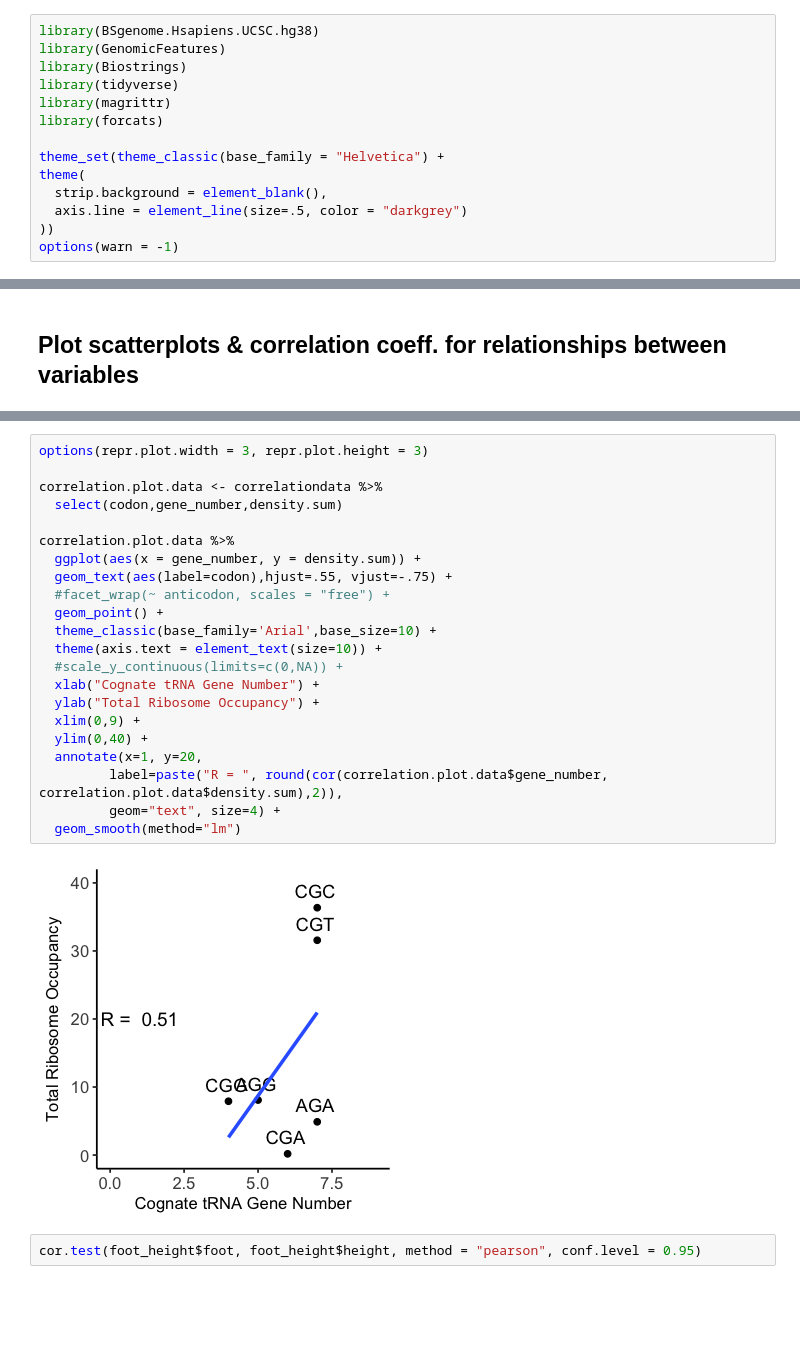
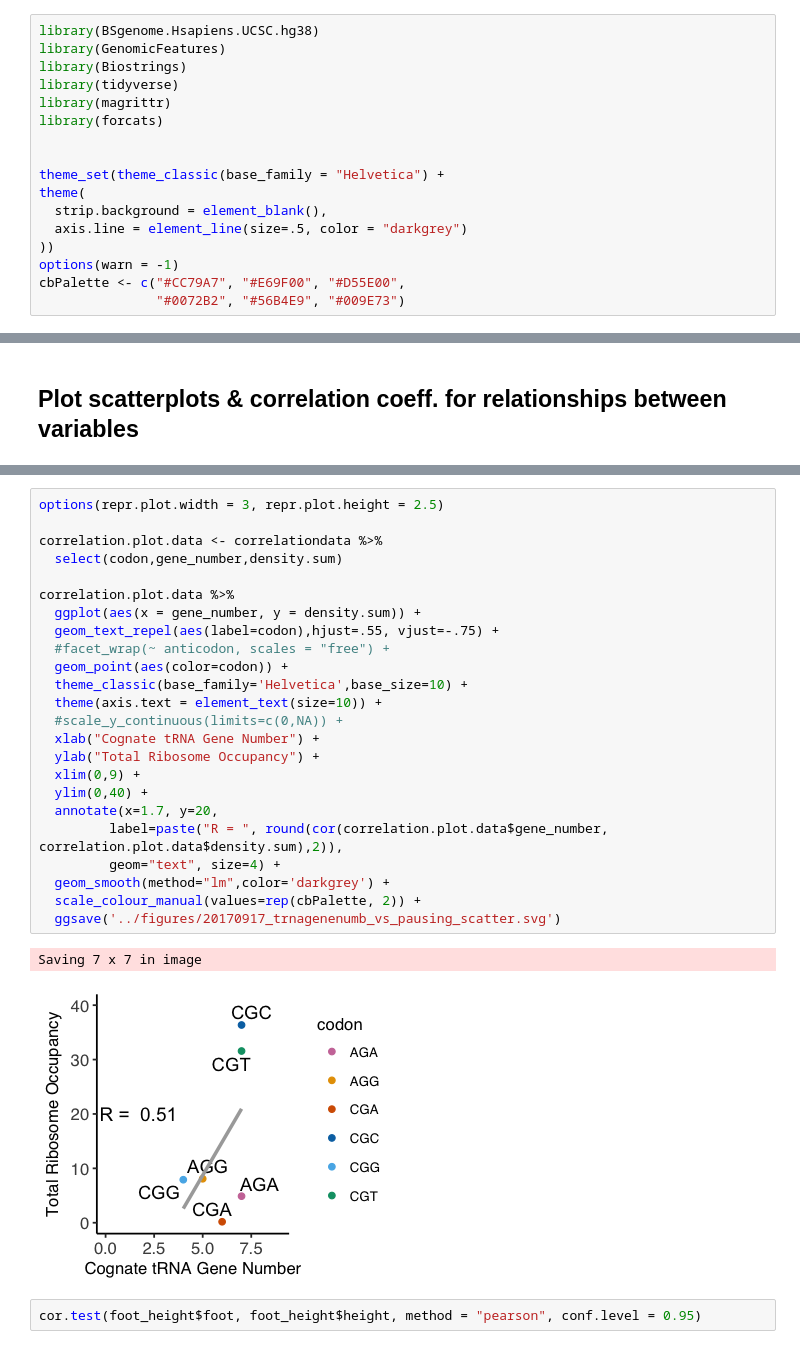
Before and after one commit to adarnell/2017_adarnell_riboseq_Rpipeline_test, a Jupyter notebook: scripts/plot_codon_usage.ipynb, the cells around one changed output, grey strips where cells are left out. Saved outputs shown, nothing was run; the diff lists cells and outputs as text; blank space fills up the shorter version.

Commit message:
added color to scatterplots, changed font and text repel

```diff
--- a/scripts/plot_codon_usage.ipynb
+++ b/scripts/plot_codon_usage.ipynb
@@ -8,9 +11,12 @@ library(tidyverse)
 library(magrittr)
 library(forcats)
 
+
 theme_set(theme_classic(base_family = "Helvetica") +
 theme(
   strip.background = element_blank(),
   axis.line = element_line(size=.5, color = "darkgrey")
 ))
 options(warn = -1)
+cbPalette <- c("#CC79A7", "#E69F00", "#D55E00",
+               "#0072B2", "#56B4E9", "#009E73")
@@ -282,29 +270,32 @@ correlationdata
 | CGA | TCG | 6 | 0.1790 | 0.7378512 | 0.1265367 | 6.143726 | ... |
 | AGA | TCT | 7 | 4.8838 | 1.2440686 | 0.2133497 | 12.069849 | ... |
 # %%
-options(repr.plot.width = 3, repr.plot.height = 3)
+options(repr.plot.width = 3, repr.plot.height = 2.5)
 
 correlation.plot.data <- correlationdata %>%
   select(codon,gene_number,density.sum)
 
 correlation.plot.data %>%
   ggplot(aes(x = gene_number, y = density.sum)) +
-  geom_text(aes(label=codon),hjust=.55, vjust=-.75) +
+  geom_text_repel(aes(label=codon),hjust=.55, vjust=-.75) +
   #facet_wrap(~ anticodon, scales = "free") +
-  geom_point() +
-  theme_classic(base_family='Arial',base_size=10) +
+  geom_point(aes(color=codon)) +
+  theme_classic(base_family='Helvetica',base_size=10) +
   theme(axis.text = element_text(size=10)) +
   #scale_y_continuous(limits=c(0,NA)) +
   xlab("Cognate tRNA Gene Number") +
   ylab("Total Ribosome Occupancy") +
   xlim(0,9) +
   ylim(0,40) +
-  annotate(x=1, y=20,
+  annotate(x=1.7, y=20,
          label=paste("R = ", round(cor(correlation.plot.data$gene_number, correlation.plot.data$density.sum),2)),
          geom="text", size=4) +
-  geom_smooth(method="lm")
+  geom_smooth(method="lm",color='darkgrey') +
+  scale_colour_manual(values=rep(cbPalette, 2)) +
+  ggsave('../figures/20170917_trnagenenumb_vs_pausing_scatter.svg')
 # %% [output]
+Saving 7 x 7 in image
-[figure, old version]
+[figure, new version]
 # %%
 cor.test(foot_height$foot, foot_height$height, method = "pearson", conf.level = 0.95)
 # %% [output]
```
Also changed, not shown: parts of 4 cells of this notebook.
